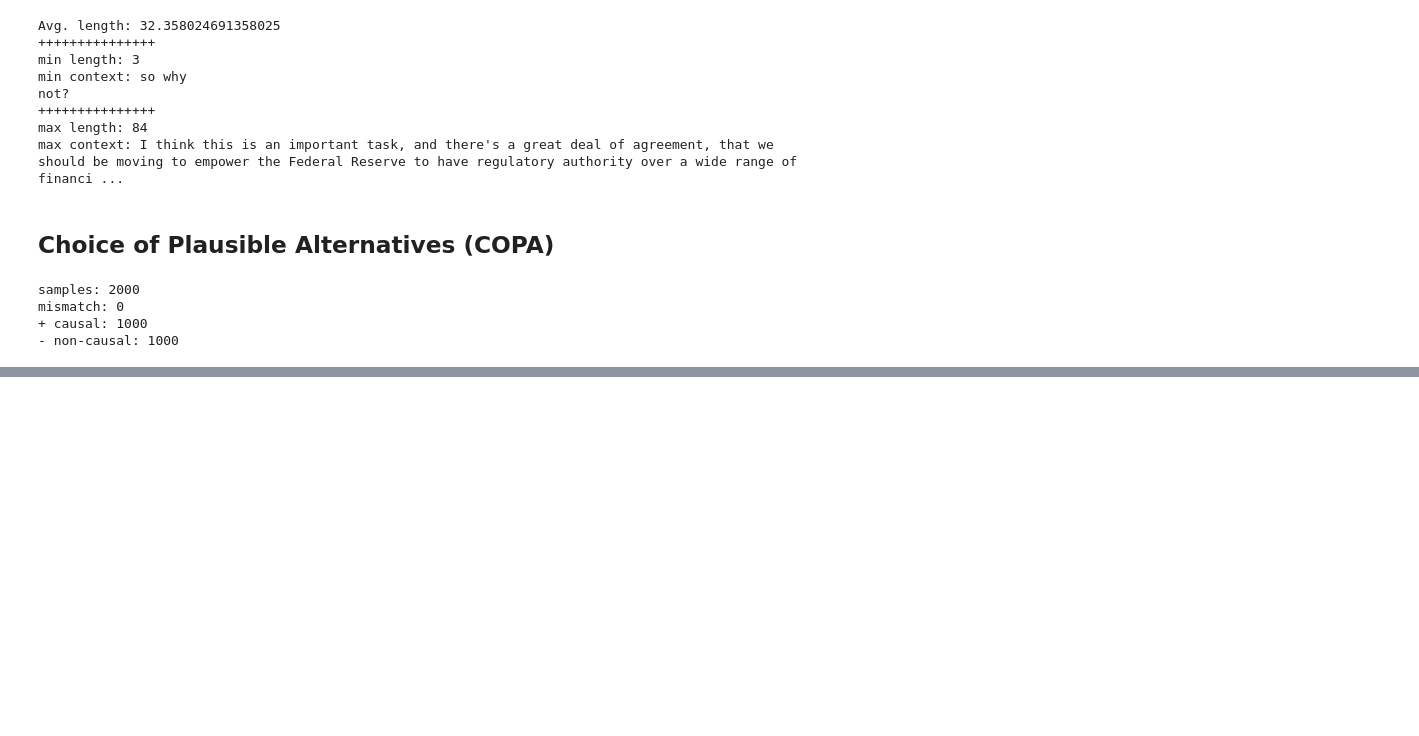
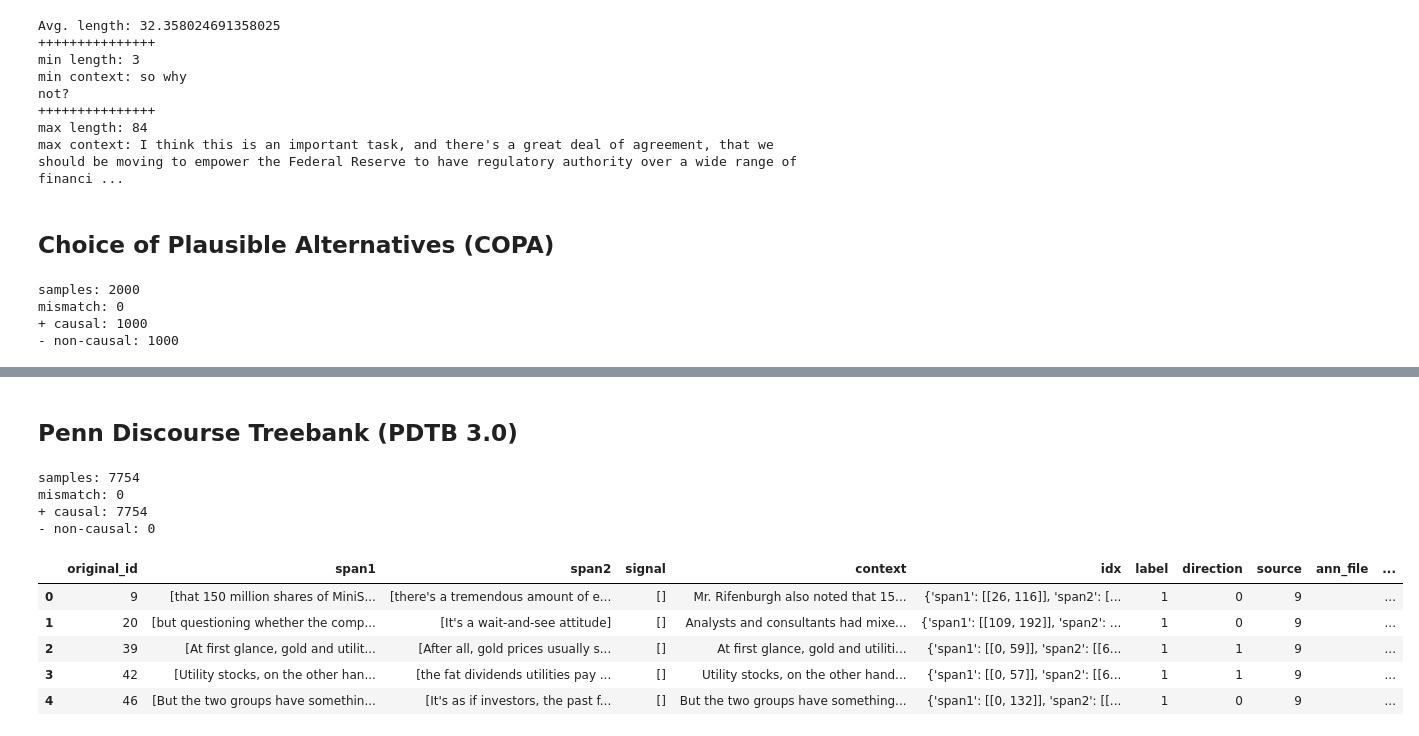
Before and after one commit to phosseini/CREST, a Jupyter notebook: notebooks/converter_demo.ipynb, the cells around one changed output, grey strips where cells are left out. Drawn from its saved outputs; the diff is of its cells as text; code cells hidden in the pictures; blank space fills up the shorter version.

Commit message:
Adding PDTB 3.0 converter

```diff
--- a/notebooks/converter_demo.ipynb
+++ b/notebooks/converter_demo.ipynb
@@ -328,3 +329,26 @@ data.head()
 | 2 | 2 | [The woman tolerated her friend's... | [The woman knew her friend was go... | [] | The woman tolerated her friend's ... | {'span1': [[0, 51]], 'span2': [[5... | 1 | 1 | 8 | copa-dev.xml | ... |
 | 3 | 2 | [The woman tolerated her friend's... | [The woman felt that her friend t... | [] | The woman tolerated her friend's ... | {'span1': [[0, 51]], 'span2': [[5... | 0 | 1 | 8 | copa-dev.xml | ... |
 | 4 | 3 | [The women met for coffee] | [They wanted to catch up with eac... | [] | The women met for coffee. They wa... | {'span1': [[0, 24]], 'span2': [[2... | 1 | 1 | 8 | copa-dev.xml | ... |
+# %% [markdown]
+## Penn Discourse Treebank (PDTB 3.0)
+# %%
+data, mis = converter.convert_pdtb3()
+total_samples += len(data)
+print("samples: " + str(len(data)))
+print("mismatch: " + str(mis))
+print("+ causal: {}".format(len(data.loc[data["label"] == 1])))
+print("- non-causal: {}".format(len(data.loc[data["label"] == 0])))
+# %% [output]
+samples: 7754
+mismatch: 0
++ causal: 7754
+- non-causal: 0
+# %%
+data.head()
+# %% [output]
+|  | original_id | span1 | span2 | signal | context | idx | label | direction | source | ann_file | ... |
+| 0 | 9 | [that 150 million shares of MiniS... | [there's a tremendous amount of e... | [] | Mr. Rifenburgh also noted that 15... | {'span1': [[26, 116]], 'span2': [... | 1 | 0 | 9 |  | ... |
+| 1 | 20 | [but questioning whether the comp... | [It's a wait-and-see attitude] | [] | Analysts and consultants had mixe... | {'span1': [[109, 192]], 'span2': ... | 1 | 0 | 9 |  | ... |
+| 2 | 39 | [At first glance, gold and utilit... | [After all, gold prices usually s... | [] | At first glance, gold and utiliti... | {'span1': [[0, 59]], 'span2': [[6... | 1 | 1 | 9 |  | ... |
+| 3 | 42 | [Utility stocks, on the other han... | [the fat dividends utilities pay ... | [] | Utility stocks, on the other hand... | {'span1': [[0, 57]], 'span2': [[6... | 1 | 1 | 9 |  | ... |
+| 4 | 46 | [But the two groups have somethin... | [It's as if investors, the past f... | [] | But the two groups have something... | {'span1': [[0, 132]], 'span2': [[... | 1 | 0 | 9 |  | ... |
```
Also changed, not shown: parts of 2 cells of this notebook, 1 other file.
